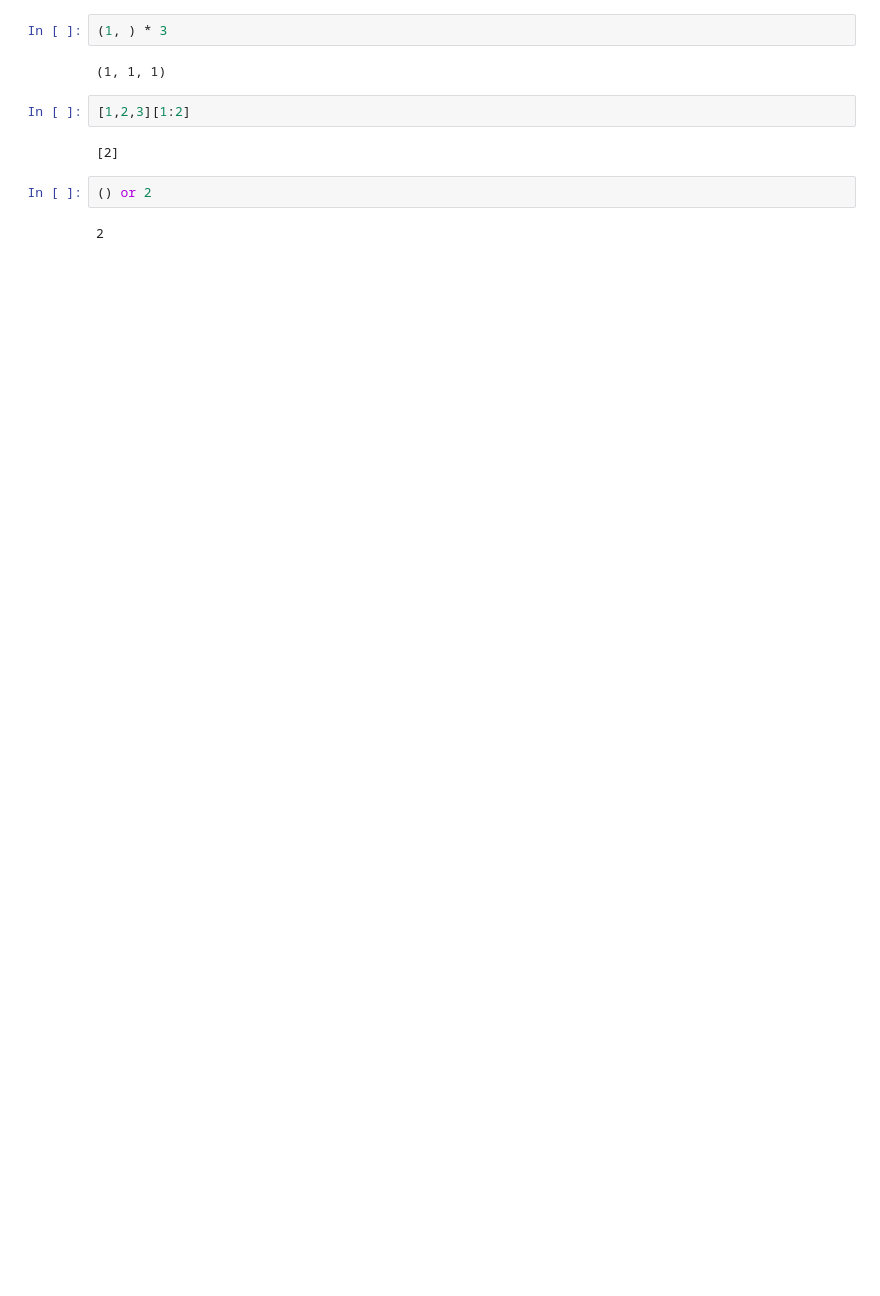
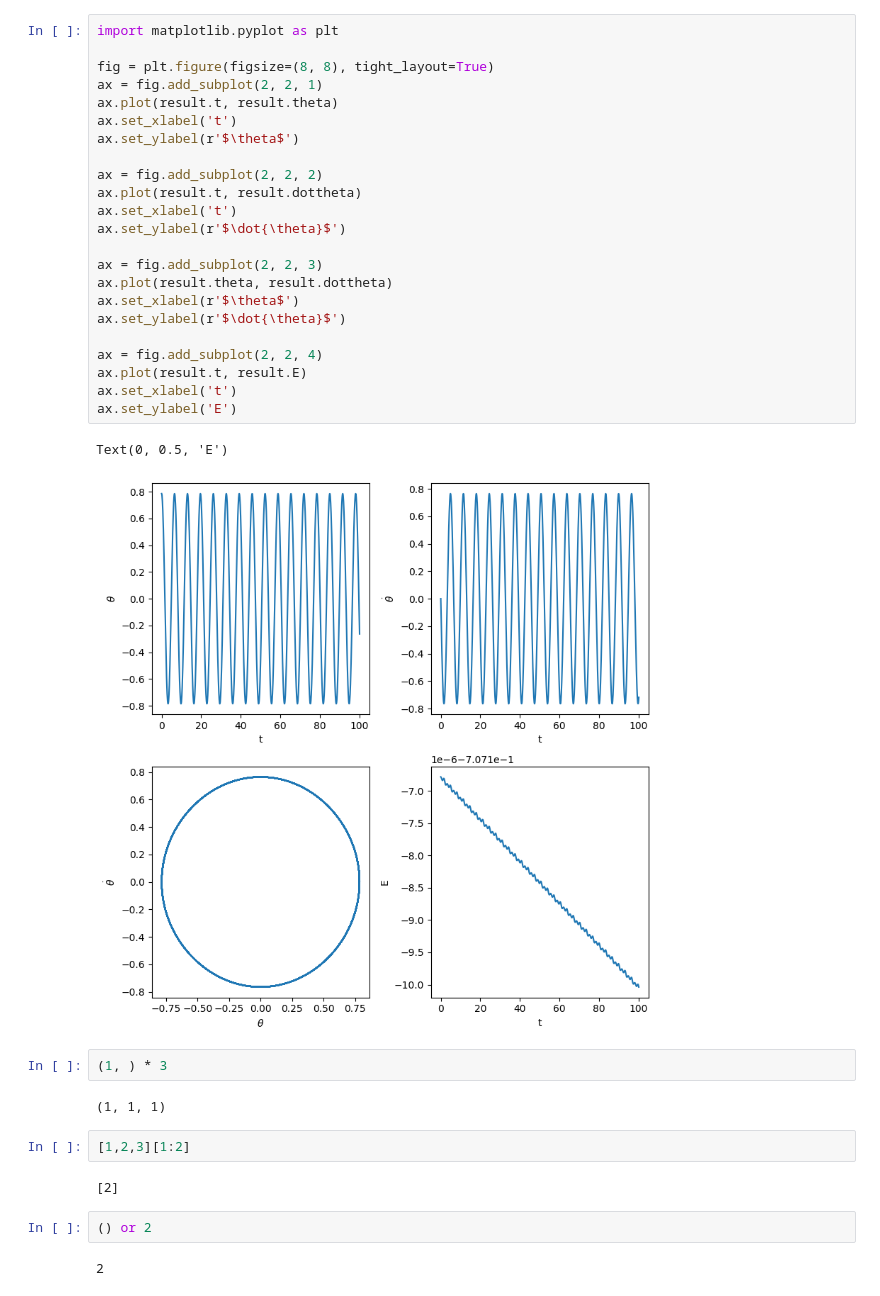
Before and after one commit to fujiy/mechanics, a Jupyter notebook: examples/single_pendulum.ipynb, the cells around one changed output. Cells and saved outputs as stored; diff of their text form; blank space fills up the shorter version.

```diff
--- a/examples/single_pendulum.ipynb
+++ b/examples/single_pendulum.ipynb
@@ -80,3 +83,29 @@ $\displaystyle x^2$
+# %%
+import matplotlib.pyplot as plt
+
+fig = plt.figure(figsize=(8, 8), tight_layout=True)
+ax = fig.add_subplot(2, 2, 1)
+ax.plot(result.t, result.theta)
+ax.set_xlabel('t')
+ax.set_ylabel(r'$\theta$')
+
+ax = fig.add_subplot(2, 2, 2)
+ax.plot(result.t, result.dottheta)
+ax.set_xlabel('t')
+ax.set_ylabel(r'$\dot{\theta}$')
+
+ax = fig.add_subplot(2, 2, 3)
+ax.plot(result.theta, result.dottheta)
+ax.set_xlabel(r'$\theta$')
+ax.set_ylabel(r'$\dot{\theta}$')
+
+ax = fig.add_subplot(2, 2, 4)
+ax.plot(result.t, result.E)
+ax.set_xlabel('t')
+ax.set_ylabel('E')
+# %% [output]
+Text(0, 0.5, 'E')
+[figure, added]
 # %%
 (1, ) * 3
 # %% [output]
```
Also changed, not shown: parts of 9 cells of this notebook, 7 other files.
